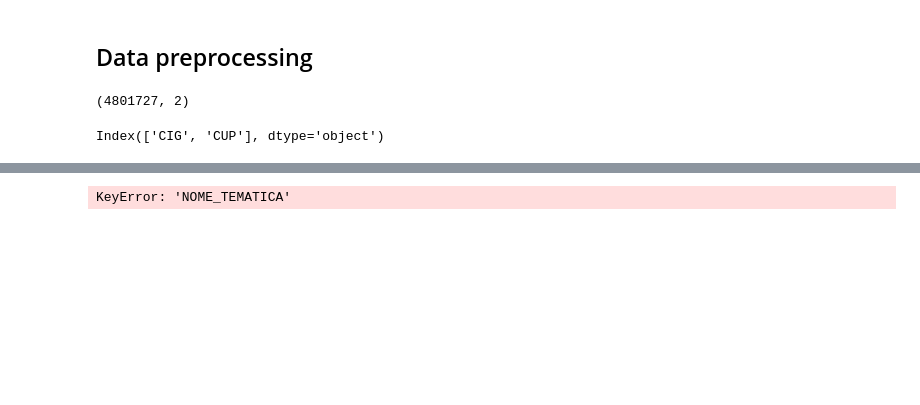
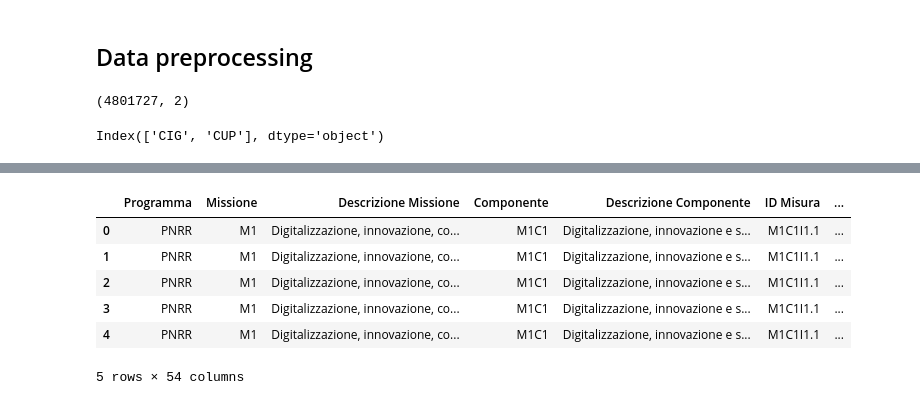
Before and after one commit to PeriodThinkTank/data-prep-pnrr, a Jupyter notebook: create_master_table.ipynb, the cells around one changed output, grey strips where cells are left out. Drawn from its saved outputs; the diff is of its cells as text; code cells hidden in the pictures; blank space fills up the shorter version.

```diff
--- a/create_master_table.ipynb
+++ b/create_master_table.ipynb
@@ -40,18 +54,13 @@ p02.shape
-# %%
-p02["CODICE_COMPONENTE"] = p02["NOME_TEMATICA"].apply(lambda x: x[:4])
-p02["CODICE_MISSIONE"] = p02["NOME_TEMATICA"].apply(lambda x: x[:2])
-p02["COMPONENTE"] = p02['NOME_TEMATICA'].apply(map_comp)
-p02["INVESTIMENTO"] = p02['NOME_TEMATICA'].apply(map_investimento)
-
-missions.columns = ["MISSIONE"]
-componenti.columns = ["COMPONENTE"]
-
-p02 = p02.merge(missions,left_on="CODICE_MISSIONE", right_on=missions.index, how='inner')
-p02 = p02.drop_duplicates()
-p02 = p02.merge(componenti,left_on="CODICE_COMPONENTE", right_on=componenti.index, how='inner')
-p02 = p02.drop_duplicates()
-# %% [output]
-KeyError: 'NOME_TEMATICA'
+# %%
+p02.head()
+# %% [output]
+|  | Programma | Missione | Descrizione Missione | Componente | Descrizione Componente | ID Misura | ... |
+| 0 | PNRR | M1 | Digitalizzazione, innovazione, co... | M1C1 | Digitalizzazione, innovazione e s... | M1C1I1.1 | ... |
+| 1 | PNRR | M1 | Digitalizzazione, innovazione, co... | M1C1 | Digitalizzazione, innovazione e s... | M1C1I1.1 | ... |
+| 2 | PNRR | M1 | Digitalizzazione, innovazione, co... | M1C1 | Digitalizzazione, innovazione e s... | M1C1I1.1 | ... |
+| 3 | PNRR | M1 | Digitalizzazione, innovazione, co... | M1C1 | Digitalizzazione, innovazione e s... | M1C1I1.1 | ... |
+| 4 | PNRR | M1 | Digitalizzazione, innovazione, co... | M1C1 | Digitalizzazione, innovazione e s... | M1C1I1.1 | ... |
+5 rows × 54 columns
 # %%
 p03 = p03.rename(columns={'cig':'CIG'})
 p03['CATEGORIA'] = p03.apply(cat_conditions,axis=1)
```
Also changed, not shown: parts of 21 cells of this notebook, 2 other files.
